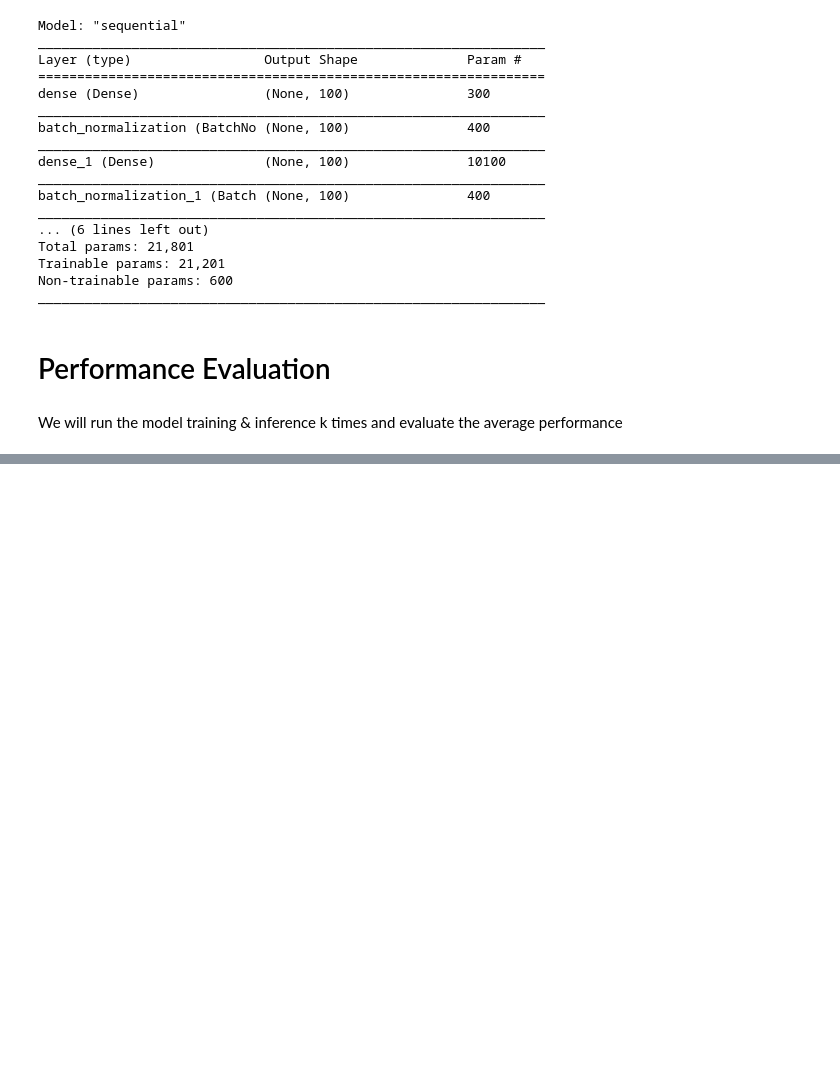
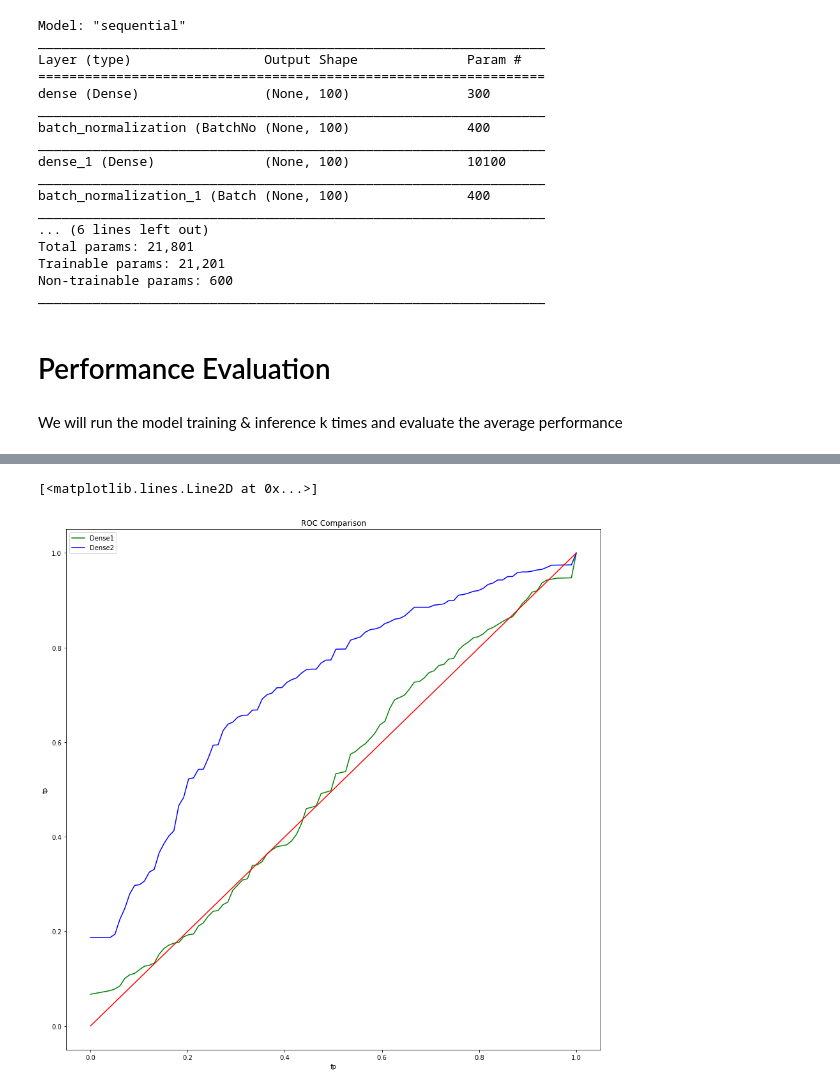
Before and after one commit to p-amonpitakpun/clock-drawing-dnn, a Jupyter notebook: Notebooks/Dai.ipynb, the cells around one changed output, grey strips where cells are left out. Cells and saved outputs as stored; diff of their text form; code cells hidden in the pictures; blank space fills up the shorter version.

```diff
--- a/Notebooks/Dai.ipynb
+++ b/Notebooks/Dai.ipynb
@@ -99,0 +171,12 @@ models = run_benchmark(get_age_gender_data, get_nn_model, data, k=30, model_name
+# %%
+plt.figure(figsize=(15,15))
+plt.plot(np.linspace(0,1,100), plots1['mean_tp'],label='Dense1', color='green')
+plt.plot(np.linspace(0,1,100), plots2['mean_tp'],label='Dense2', color='blue')
+plt.title('ROC Comparison')
+plt.xlabel('fp')
+plt.ylabel('tp')
+plt.legend()
+plt.plot([0, 1], [0, 1], color='red', label='Chance')
+# %% [output]
+[<matplotlib.lines.Line2D at 0x...>]
+[figure, added]
```
Also changed, not shown: parts of 7 cells of this notebook.
